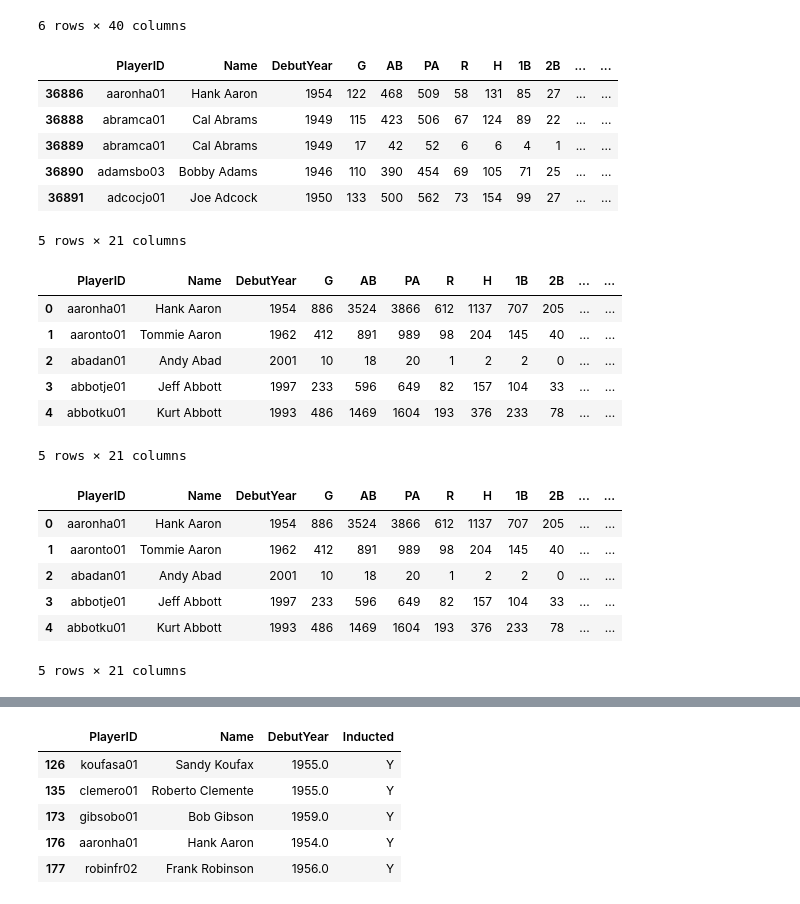
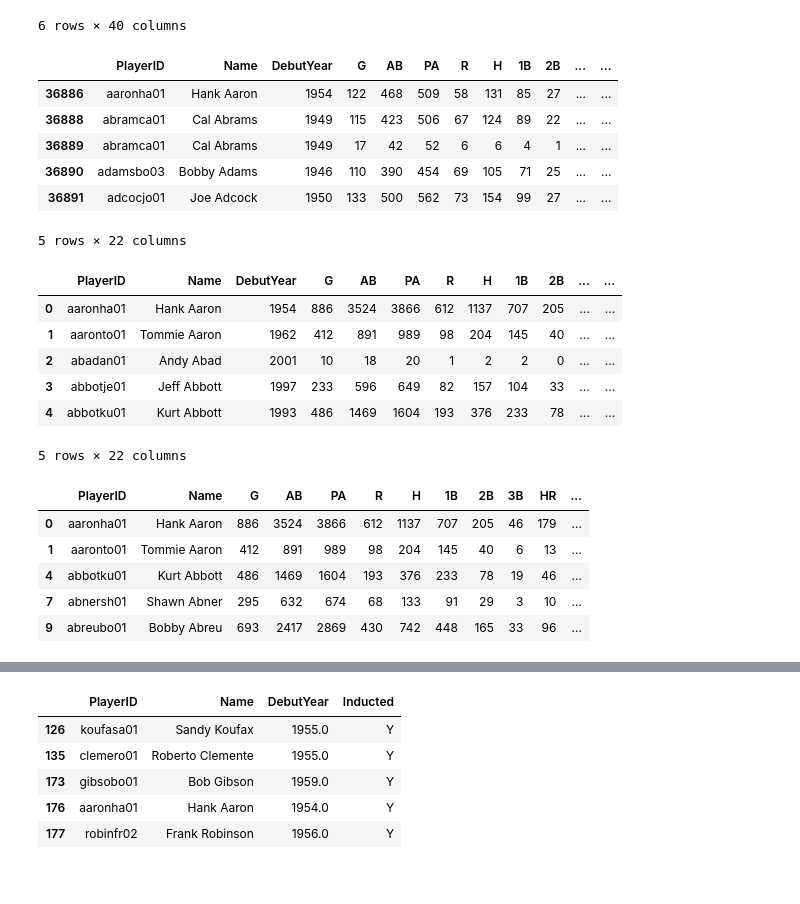
Before and after one commit to mikeynunziata/Lahman-Analytics, a Jupyter notebook: BattingHOF.ipynb, the cells around one changed output, grey strips where cells are left out. Saved outputs shown, nothing was run; the diff lists cells and outputs as text; code cells hidden in the pictures.

```diff
--- a/BattingHOF.ipynb
+++ b/BattingHOF.ipynb
@@ -109,7 +109,7 @@ df1.loc[df1['Name'] == 'David Wright']
 # %%
 # Dropping unnecessary columns
 # Also dropping this columns that we don't want to be aggregared (Dates)
-df1.drop(['TeamID', 'Team', 'Position', 'Bats', 'BirthCountry', 'BirthState', 'SixYear', 'PlayingYear', 'Year',  'BA', 'OBP', 'SLG', 'OPS', 'TB', 'BB%', 'K%', 'ISO', 'BABIP', 'RC'], axis=1, inplace=True)
+df1.drop(['TeamID', 'Team', 'Position', 'Bats', 'BirthCountry', 'BirthState', 'SixYear', 'Year',  'BA', 'OBP', 'SLG', 'OPS', 'TB', 'BB%', 'K%', 'ISO', 'BABIP', 'RC'], axis=1, inplace=True)
 
 df1.head()
 # %% [output]
@@ -119,10 +119,10 @@ df1.head()
 | 36889 | abramca01 | Cal Abrams | 1949 | 17 | 42 | 52 | 6 | 6 | 4 | 1 | ... | ... |
 | 36890 | adamsbo03 | Bobby Adams | 1946 | 110 | 390 | 454 | 69 | 105 | 71 | 25 | ... | ... |
 | 36891 | adcocjo01 | Joe Adcock | 1950 | 133 | 500 | 562 | 73 | 154 | 99 | 27 | ... | ... |
-5 rows × 21 columns
+5 rows × 22 columns
 # %%
 # Grouping the data by player and aggregating the base stats from the batting table
-df2 = df1.groupby(['PlayerID', 'Name', 'DebutYear']).agg({'G': sum, 'AB': sum, 'PA': sum, 'R': sum, 'H': sum, '1B': sum, '2B': sum, '3B': sum, 'HR': sum, 'RBI': sum, 'SB': sum, 'CS': sum, 'BB': sum, 'SO': sum, 'HBP': sum, 'SH': sum, 'SF': sum, 'GIDP': sum})
+df2 = df1.groupby(['PlayerID', 'Name', 'DebutYear']).agg({'G': sum, 'AB': sum, 'PA': sum, 'R': sum, 'H': sum, '1B': sum, '2B': sum, '3B': sum, 'HR': sum, 'RBI': sum, 'SB': sum, 'CS': sum, 'BB': sum, 'SO': sum, 'HBP': sum, 'SH': sum, 'SF': sum, 'GIDP': sum, 'PlayingYear': sum})
 
 # Resetting the index so the group by columns convert back to df columns
 df2.reset_index(inplace=True)
@@ -135,35 +135,34 @@ df2.head()
 | 2 | abadan01 | Andy Abad | 2001 | 10 | 18 | 20 | 1 | 2 | 2 | 0 | ... | ... |
 | 3 | abbotje01 | Jeff Abbott | 1997 | 233 | 596 | 649 | 82 | 157 | 104 | 33 | ... | ... |
 | 4 | abbotku01 | Kurt Abbott | 1993 | 486 | 1469 | 1604 | 193 | 376 | 233 | 78 | ... | ... |
-5 rows × 21 columns
+5 rows × 22 columns
 # %%
 ## Creating a boolean column of whether a player's debut is before 1954
 df2['Pre1954Debut'] = df2['DebutYear']>=1954
 
 # Removing the rows that contain 'False' from the df
 df2 = df2[df2.Pre1954Debut]
 
 # Dropping the boolean debut column
-df2.drop('Pre1954Debut', axis=1, inplace=True)
+df2.drop(['Pre1954Debut', 'DebutYear'], axis=1, inplace=True)
+
+## Removing those players that do not have six years of data
+df2['YearSum'] = df2['PlayingYear'] == 21
+
+# Removing the rows that contain 'False' from the df
+df2 = df2[df2.YearSum]
+
+# Dropping the boolean debut column
+df2.drop(['YearSum', 'PlayingYear'], axis=1, inplace=True)
+
+df2.head()
+# %% [output]
+|  | PlayerID | Name | G | AB | PA | R | H | 1B | 2B | 3B | HR | ... |
+| 0 | aaronha01 | Hank Aaron | 886 | 3524 | 3866 | 612 | 1137 | 707 | 205 | 46 | 179 | ... |
+| 1 | aaronto01 | Tommie Aaron | 412 | 891 | 989 | 98 | 204 | 145 | 40 | 6 | 13 | ... |
+| 4 | abbotku01 | Kurt Abbott | 486 | 1469 | 1604 | 193 | 376 | 233 | 78 | 19 | 46 | ... |
+| 7 | abnersh01 | Shawn Abner | 295 | 632 | 674 | 68 | 133 | 91 | 29 | 3 | 10 | ... |
+| 9 | abreubo01 | Bobby Abreu | 693 | 2417 | 2869 | 430 | 742 | 448 | 165 | 33 | 96 | ... |
-# %%
-## Creating a boolean column of whether a player's debut is after 2014
-df2['Pre2015Debut'] = df2['DebutYear']<2015
-
-# Removing the rows that contain 'False' from the df
-df2 = df2[df2.Pre2015Debut]
-
-# Dropping the boolean debut column
-df2.drop('Pre2015Debut', axis=1, inplace=True)
-
-df2.head()
-# %% [output]
-|  | PlayerID | Name | DebutYear | G | AB | PA | R | H | 1B | 2B | ... | ... |
-| 0 | aaronha01 | Hank Aaron | 1954 | 886 | 3524 | 3866 | 612 | 1137 | 707 | 205 | ... | ... |
-| 1 | aaronto01 | Tommie Aaron | 1962 | 412 | 891 | 989 | 98 | 204 | 145 | 40 | ... | ... |
-| 2 | abadan01 | Andy Abad | 2001 | 10 | 18 | 20 | 1 | 2 | 2 | 0 | ... | ... |
-| 3 | abbotje01 | Jeff Abbott | 1997 | 233 | 596 | 649 | 82 | 157 | 104 | 33 | ... | ... |
-| 4 | abbotku01 | Kurt Abbott | 1993 | 486 | 1469 | 1604 | 193 | 376 | 233 | 78 | ... | ... |
-5 rows × 21 columns
 # %%
 # Calculating some popular statistics
 # Batting Average
```
Also changed, not shown: parts of 2 cells of this notebook, 1 other file.
